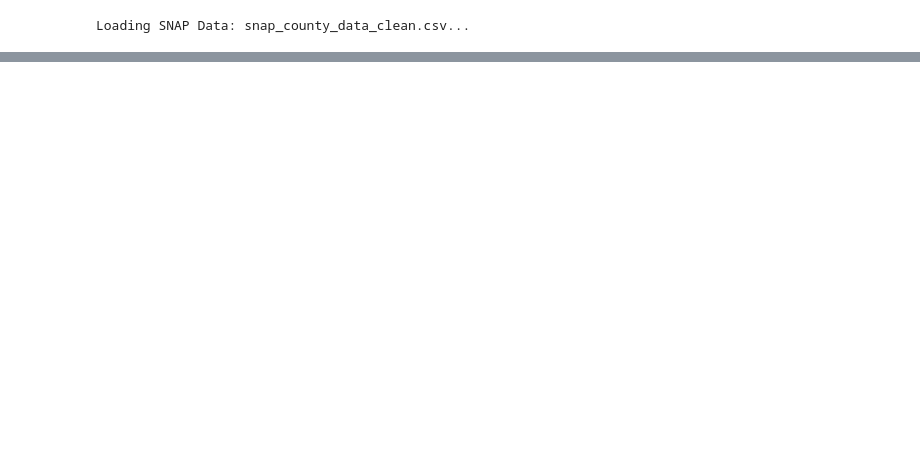
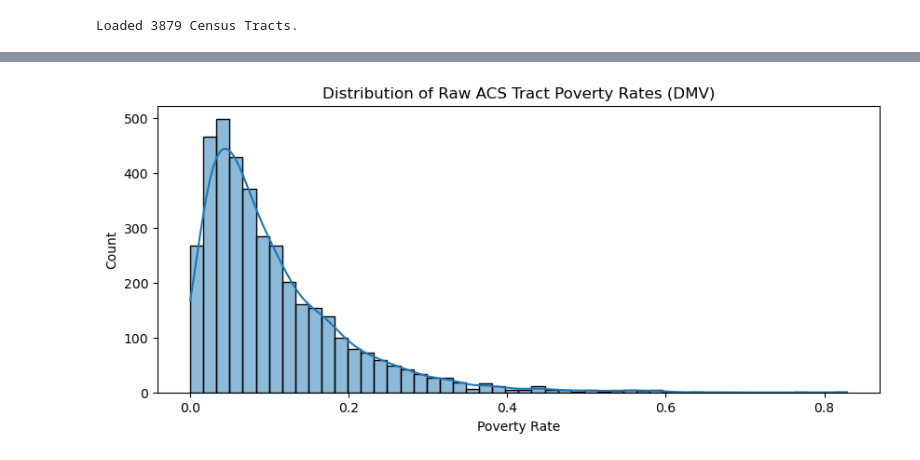
Before and after one commit to zhenyu-yue/erdos-poverty-sae, a Jupyter notebook: notebooks/01_explore_data.ipynb, the cells around one changed output, grey strips where cells are left out. Drawn from its saved outputs; the diff is of its cells as text; code cells hidden in the pictures; blank space fills up the shorter version.

```diff
--- a/notebooks/01_explore_data.ipynb
+++ b/notebooks/01_explore_data.ipynb
@@ -49,12 +335,32 @@ Loading Housing Data: psam_h72.csv...
 # %%
-# Look for the cleaned SNAP CSV we made
-snap_file = os.path.join(DATA_DIR, "snap_county_data_clean.csv")
+# %% [markdown]
+# ## 2. Load & Unify ACS Tract Data
+# This is our 'Target' canvas. We need to ensure column names are intuitive.
 
-if os.path.exists(snap_file):
-    print(f"Loading SNAP Data: {os.path.basename(snap_file)}...")
-    df_snap = pd.read_csv(snap_file)
-    display(df_snap.head(5))
-else:
-    print("❌ SNAP data not found. Did you run 'src/process_snap.py'?")
+# %%
+tract_path = os.path.join(DATA_DIR, "acs_tract_demographics_2023.csv")
+df_tract = pd.read_csv(tract_path)
+
+# Ensure FIPS are strings with leading zeros
+df_tract['state'] = df_tract['state'].astype(str).str.zfill(2)
+df_tract['county'] = df_tract['county'].astype(str).str.zfill(3)
+df_tract['tract'] = df_tract['tract'].astype(str).str.zfill(6)
+
+# Create GEOID keys
+df_tract['GEOID_TRACT'] = df_tract['state'] + df_tract['county'] + df_tract['tract']
+df_tract['GEOID_COUNTY'] = df_tract['state'] + df_tract['county']
+
+print(f"Loaded {len(df_tract)} Census Tracts.")
+
+# Check for "Impossible" Tracts in Raw Data
+# (Where Official Poverty Count < SNAP Household Count from the same source? Wait, SNAP is usually people or households)
+# Let's check Poverty Rate distribution
+df_tract['raw_poverty_rate'] = df_tract['poverty_count'] / df_tract['total_population']
+
+plt.figure(figsize=(10, 4))
+sns.histplot(df_tract['raw_poverty_rate'].dropna(), bins=50, kde=True)
+plt.title("Distribution of Raw ACS Tract Poverty Rates (DMV)")
+plt.xlabel("Poverty Rate")
+plt.show()
 # %% [output]
-Loading SNAP Data: snap_county_data_clean.csv...
+Loaded 3879 Census Tracts.
@@ -66,0 +367 @@ Loading SNAP Data: snap_county_data_clean.csv...
+[figure, added]
```
Also changed, not shown: parts of 12 cells of this notebook, 6 other files.
